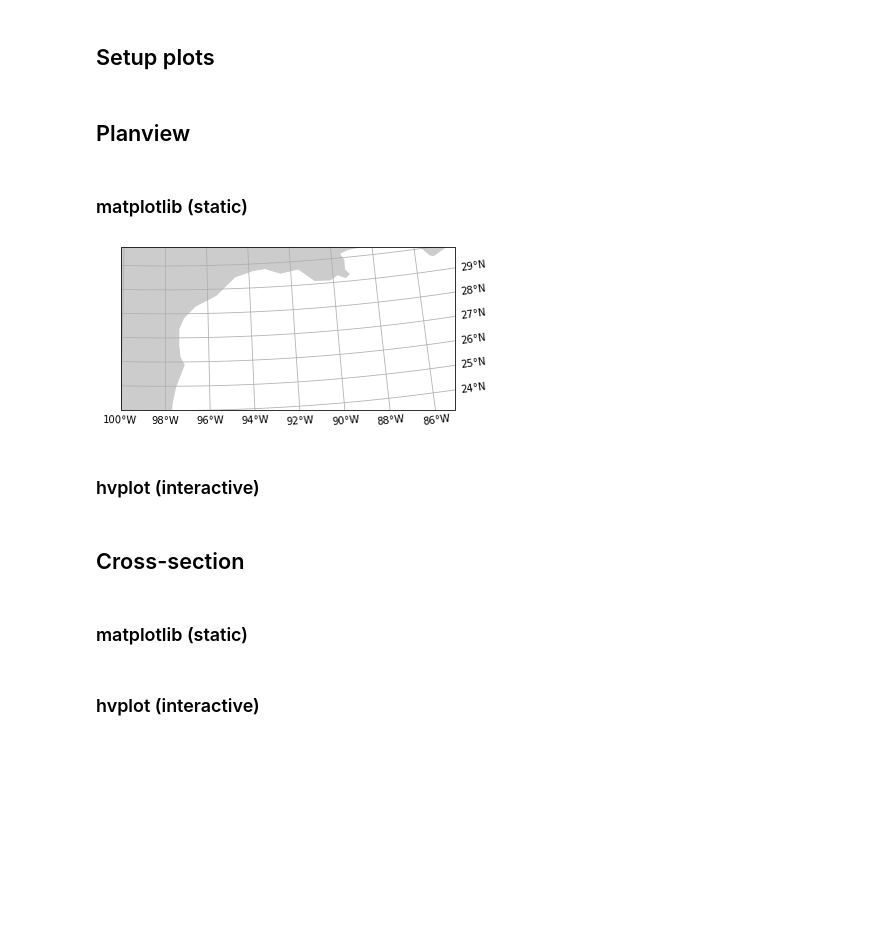
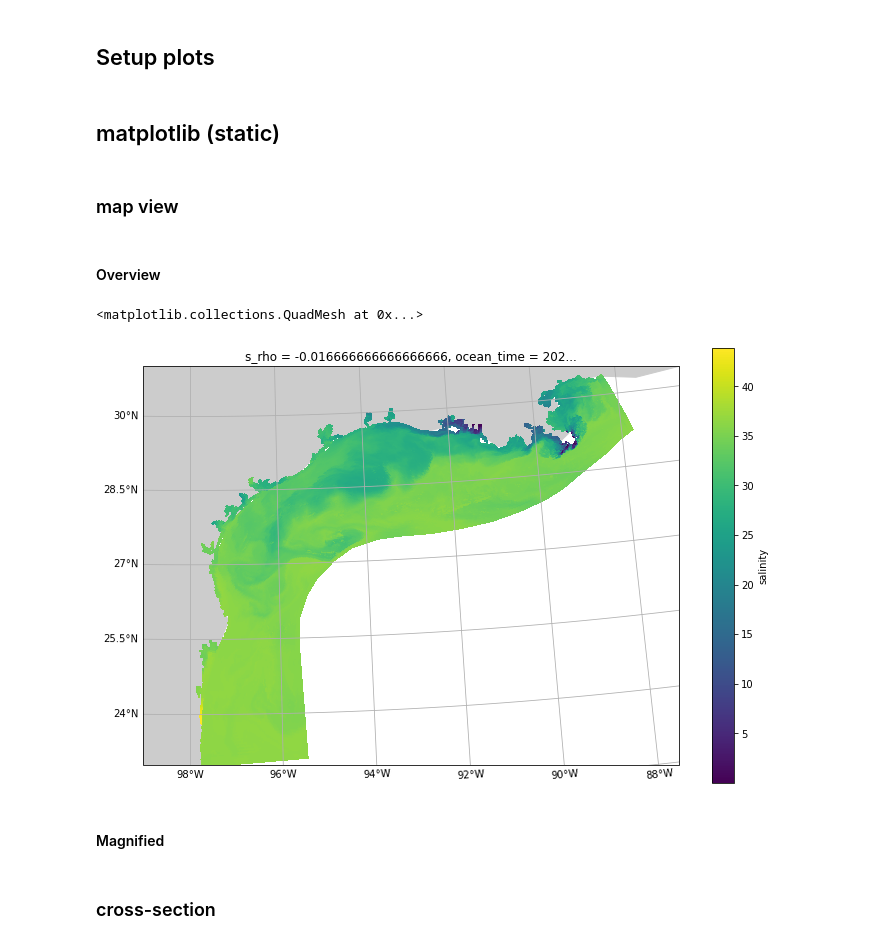
Before and after one commit to xoceanmodel/xroms, a Jupyter notebook: examples/plotting.ipynb, the cells around one changed output. Saved outputs shown, nothing was run; the diff lists cells and outputs as text; code cells hidden in the pictures; blank space fills up the shorter version.

```diff
--- a/examples/plotting.ipynb
+++ b/examples/plotting.ipynb
@@ -21,6 +30,9 @@ More information at in [load_data notebook](load_data.ipynb)
 loc = 'http://barataria.tamu.edu:8080/thredds/dodsC/forecast_latest/txla2_his_f_latest.nc'
 chunks = {'ocean_time':1}
 ds = xr.open_dataset(loc, chunks=chunks)
+# %%
+# set up grid
+ds, grid = xroms.roms_dataset(ds)
 # %% [markdown]
 ## Setup plots
 # %%
@@ -38,30 +50,31 @@ pc = cartopy.crs.PlateCarree()
 #     gl.ylabels_right = False
 
 #     return ax
+# %% [markdown]
+## matplotlib (static)
+# %% [markdown]
+### map view
 # %% [markdown]
-## Planview
+#### Overview
-# %% [markdown]
-### matplotlib (static)
 # %%
-fig = plt.figure()
+fig = plt.figure(figsize=(12,8))
 ax = plt.axes(projection=proj)
-ax.set_extent([-100, -85, 24, 30], crs=pc)
+
+ax.set_extent([-99, -87.5, 23, 30.5], crs=pc)
 ax.add_feature(cartopy.feature.LAND.with_scale('110m'), facecolor='0.8')
 gl = ax.gridlines(draw_labels=True, x_inline=False, y_inline=False, xlocs=np.arange(-104,-80,2))
+
 # manipulate `gridliner` object
-gl.xlabels_top = False
-gl.ylabels_left = False
+gl.top_labels = False
+gl.right_labels = False
 # gl.xlines = False
 # gl.ylines = False
 
-ds.salt
+ds.salt.isel(ocean_time=0, s_rho=-1).plot(ax=ax, x='lon_rho', y='lat_rho', transform=pc)
 # %% [output]
+<matplotlib.collections.QuadMesh at 0x...>
-[figure, old version]
+[figure, new version]
-# %% [markdown]
-### hvplot (interactive)
+# %% [markdown]
+#### Magnified
 # %% [markdown]
-## Cross-section
+### cross-section
-# %% [markdown]
-### matplotlib (static)
-# %% [markdown]
-### hvplot (interactive)
```
Also changed, not shown: parts of 9 cells of this notebook, 3 other files.
